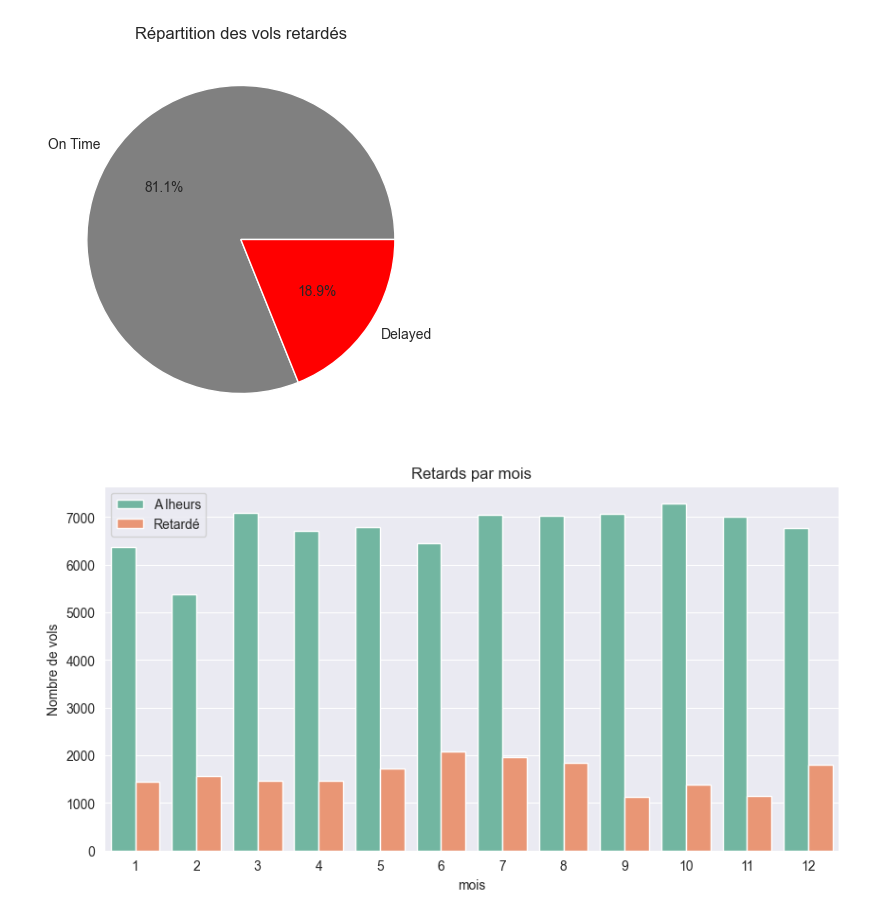
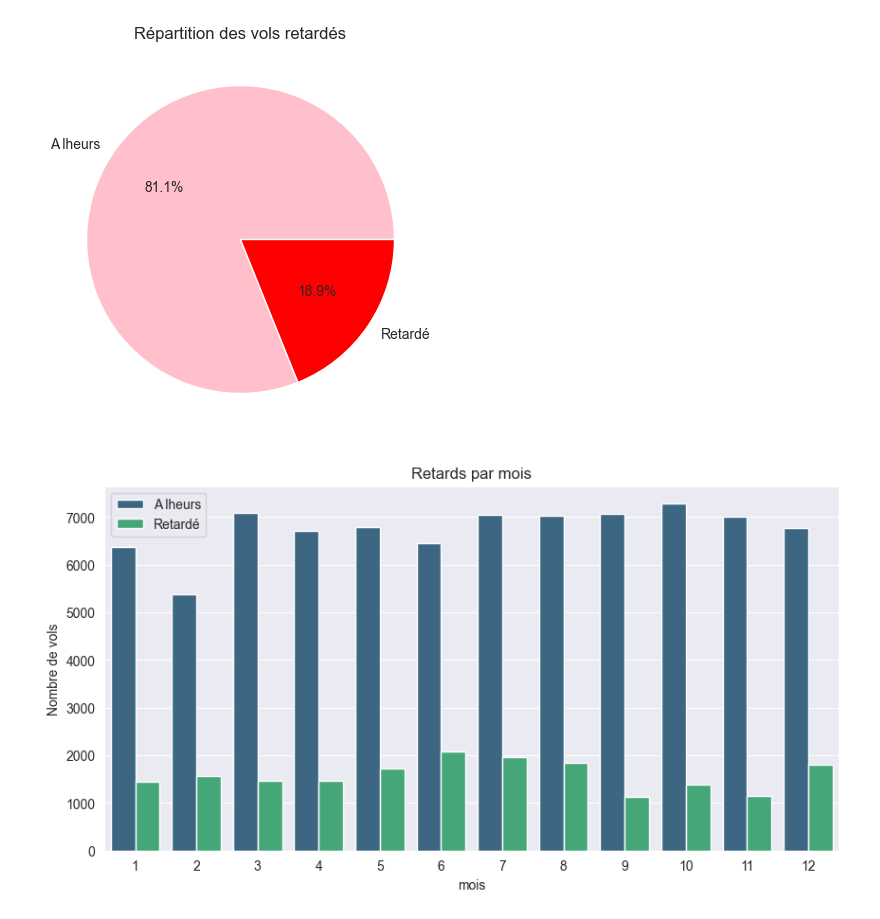
Before and after one commit to Duval2035/Flight_Delay_Analysis, a Jupyter notebook: notebooks/visualisation_analyse.ipynb, the cells around one changed output. Cells and saved outputs as stored; diff of their text form; code cells hidden in the pictures.

Commit message:
Visualisation

```diff
--- a/notebooks/visualisation_analyse.ipynb
+++ b/notebooks/visualisation_analyse.ipynb
@@ -22,0 +7,6 @@ df_sample.head()
+# %%
+df = pd.read_csv("full_data_flightdelay.csv")
+
+#On prend 100 000 lignes
+df_sample = df.sample(n=100000, random_state=42)
+df_sample.head()
@@ -23,18 +21,18 @@ df_sample.head()
 # %%
 #Répartition des vols en retard par heure
 
 plt.figure(figsize=(5,5))
-df['DEP_DEL15'].value_counts().plot.pie(autopct='%1.1f%%', labels=['On Time', 'Delayed'], colors=['grey', 'red'])
+df['DEP_DEL15'].value_counts().plot.pie(autopct='%1.1f%%', labels=['A lheurs', 'Retardé'], colors=['pink', 'red'])
 plt.title('Répartition des vols retardés')
 plt.ylabel('')
 plt.show()
 # %% [output]
-[figure, old version]
+[figure, new version]
 # %%
 #Rétard par mois
 
 plt.figure(figsize=(10,5))
-sns.countplot(data=df_sample, x='MONTH', hue='DEP_DEL15', palette='Set2')
+sns.countplot(data=df_sample, x='MONTH', hue='DEP_DEL15', palette='viridis')
 
 plt.title('Retards par mois')
 plt.xlabel('mois')
@@ -42,7 +40,7 @@ plt.ylabel('Nombre de vols')
 plt.legend(['A lheurs','Retardé'])
 plt.show()
 # %% [output]
-[figure, old version]
+[figure, new version]
 # %%
 #Retards de vol par jours de la semaine
 
```
Also changed, not shown: parts of 5 cells of this notebook, 2 other files.
